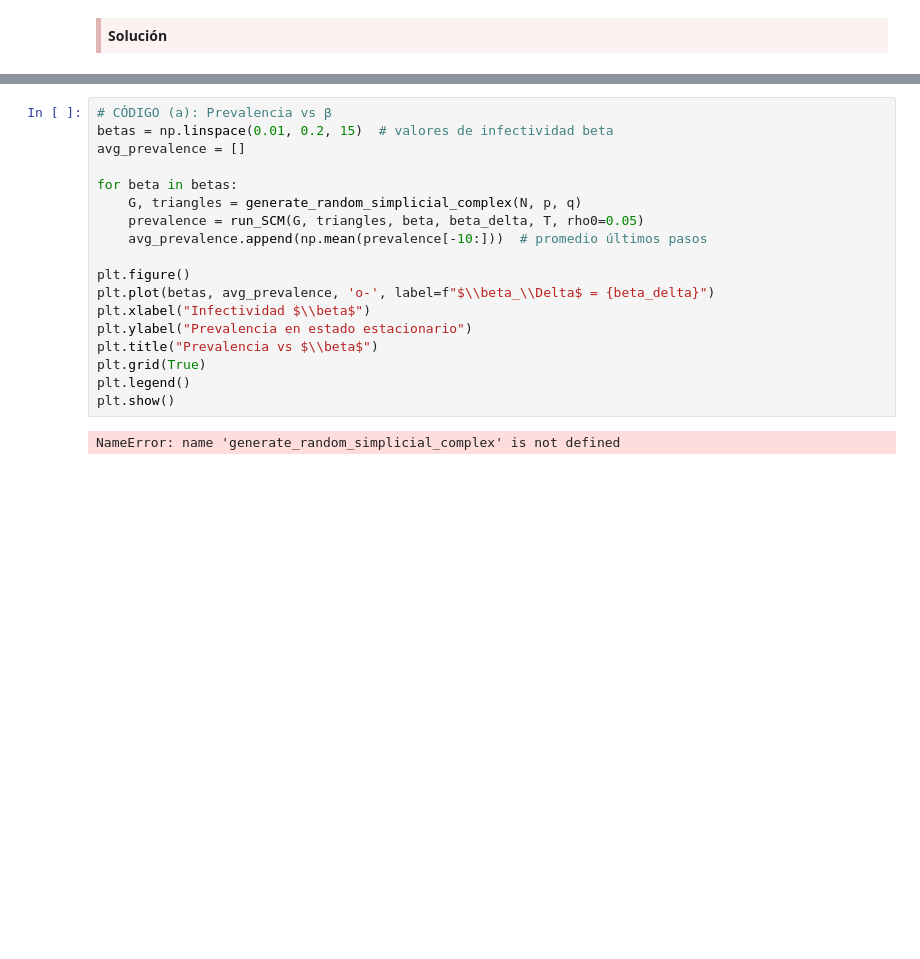
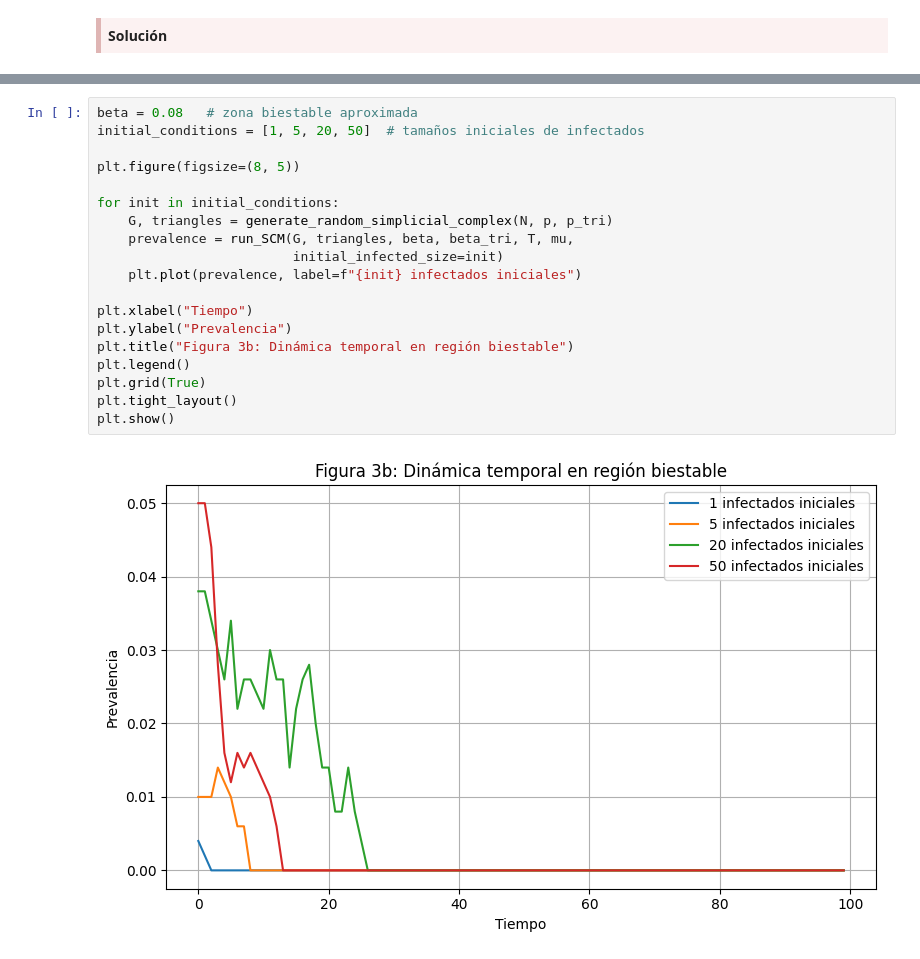
Before and after one commit to franchi2412/RedesComplejasPEC3, a Jupyter notebook: M2.876_PEC3-Enunciado.ipynb, the cells around one changed output, grey strips where cells are left out. Saved outputs shown, nothing was run; the diff lists cells and outputs as text; blank space fills up the shorter version.

```diff
--- a/M2.876_PEC3-Enunciado.ipynb
+++ b/M2.876_PEC3-Enunciado.ipynb
@@ -752,20 +756,21 @@ TypeError: 'float' object cannot be interpreted as an integer
 # %%
-# CÓDIGO (a): Prevalencia vs β
-betas = np.linspace(0.01, 0.2, 15)  # valores de infectividad beta
-avg_prevalence = []
+beta = 0.08   # zona biestable aproximada
+initial_conditions = [1, 5, 20, 50]  # tamaños iniciales de infectados
 
-for beta in betas:
-    G, triangles = generate_random_simplicial_complex(N, p, q)
-    prevalence = run_SCM(G, triangles, beta, beta_delta, T, rho0=0.05)
-    avg_prevalence.append(np.mean(prevalence[-10:]))  # promedio últimos pasos
+plt.figure(figsize=(8, 5))
 
-plt.figure()
-plt.plot(betas, avg_prevalence, 'o-', label=f"$\\beta_\\Delta$ = {beta_delta}")
-plt.xlabel("Infectividad $\\beta$")
-plt.ylabel("Prevalencia en estado estacionario")
-plt.title("Prevalencia vs $\\beta$")
+for init in initial_conditions:
+    G, triangles = generate_random_simplicial_complex(N, p, p_tri)
+    prevalence = run_SCM(G, triangles, beta, beta_tri, T, mu,
+                         initial_infected_size=init)
+    plt.plot(prevalence, label=f"{init} infectados iniciales")
+
+plt.xlabel("Tiempo")
+plt.ylabel("Prevalencia")
+plt.title("Figura 3b: Dinámica temporal en región biestable")
+plt.legend()
 plt.grid(True)
-plt.legend()
+plt.tight_layout()
 plt.show()
 # %% [output]
-NameError: name 'generate_random_simplicial_complex' is not defined
+[figure, added]
```
Also changed, not shown: parts of 4 cells of this notebook, 1 other file.
